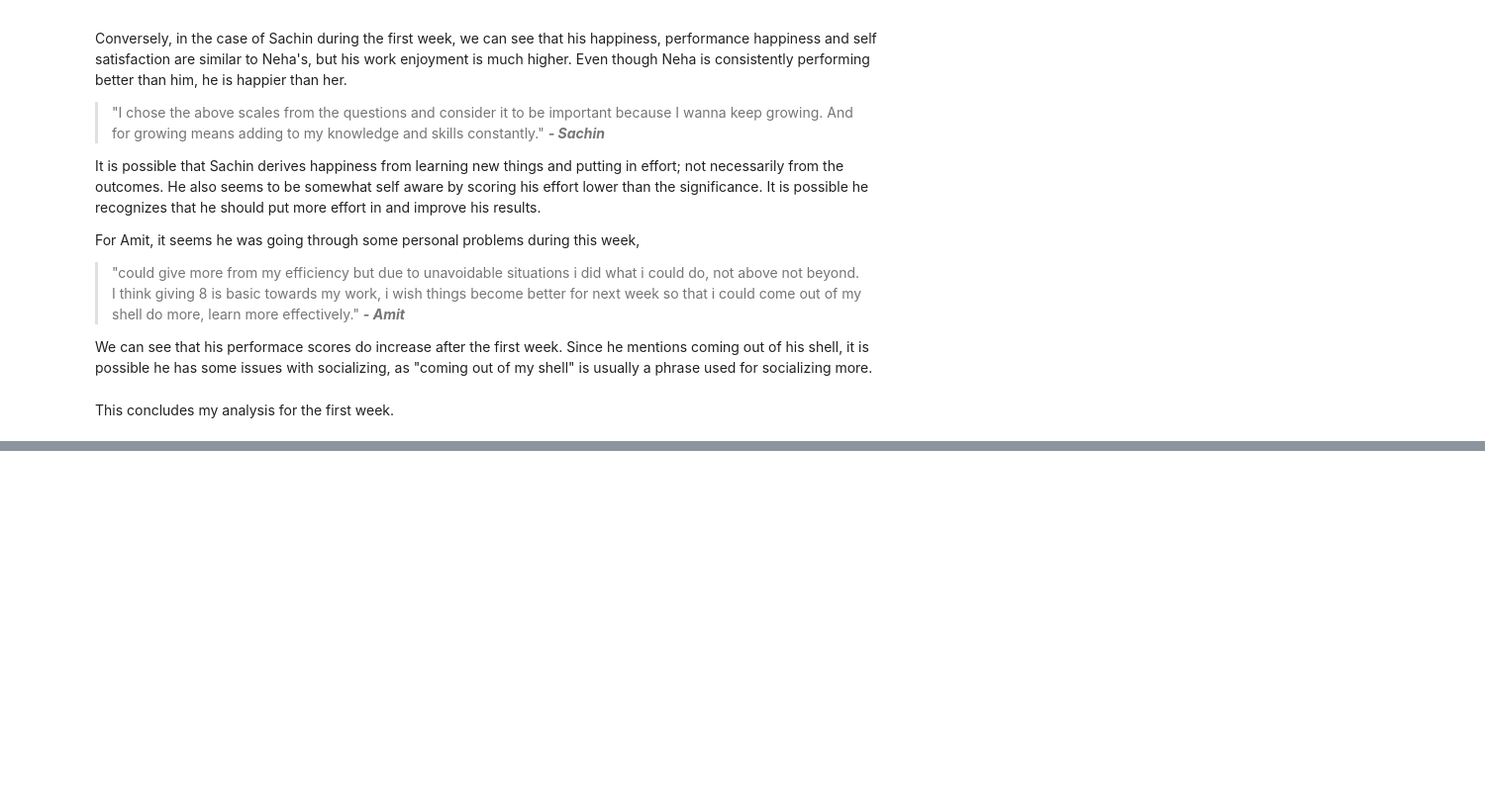
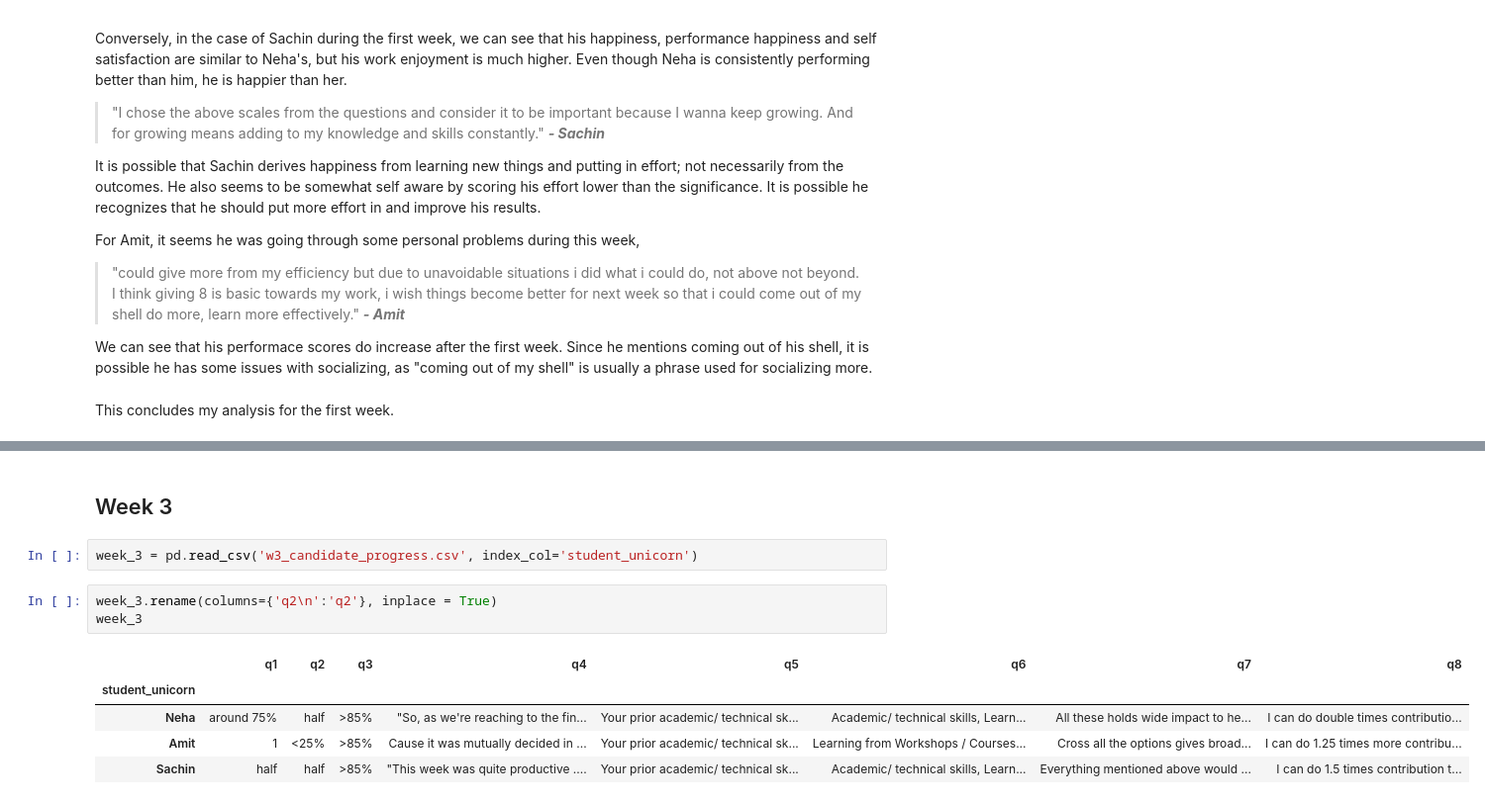
Before and after one commit to You-sha/DT-Fellowship-Selection, a Jupyter notebook: Data Visualization.ipynb, the cells around one changed output, grey strips where cells are left out. Shown at 99% size. Saved outputs shown, nothing was run; the diff lists cells and outputs as text; blank space fills up the shorter version.

```diff
--- a/Data Visualization.ipynb
+++ b/Data Visualization.ipynb
@@ -232,0 +328,13 @@ This concludes my analysis for the first week.
+# %% [markdown]
+## Week 3
+# %%
+week_3 = pd.read_csv('w3_candidate_progress.csv', index_col='student_unicorn')
+# %%
+week_3.rename(columns={'q2\n':'q2'}, inplace = True)
+week_3
+# %% [output]
+|  | q1 | q2 | q3 | q4 | q5 | q6 | q7 | q8 |
+| student_unicorn |  |  |  |  |  |  |  |  |
+| Neha | around 75% | half | >85% | "So, as we're reaching to the fin... | Your prior academic/ technical sk... | Academic/ technical skills, Learn... | All these holds wide impact to he... | I can do double times contributio... |
+| Amit | 1 | <25% | >85% | Cause it was mutually decided in ... | Your prior academic/ technical sk... | Learning from Workshops / Courses... | Cross all the options gives broad... | I can do 1.25 times more contribu... |
+| Sachin | half | half | >85% | "This week was quite productive .... | Your prior academic/ technical sk... | Academic/ technical skills, Learn... | Everything mentioned above would ... | I can do 1.5 times contribution t... |
```
Also changed, not shown: parts of 9 cells of this notebook.
